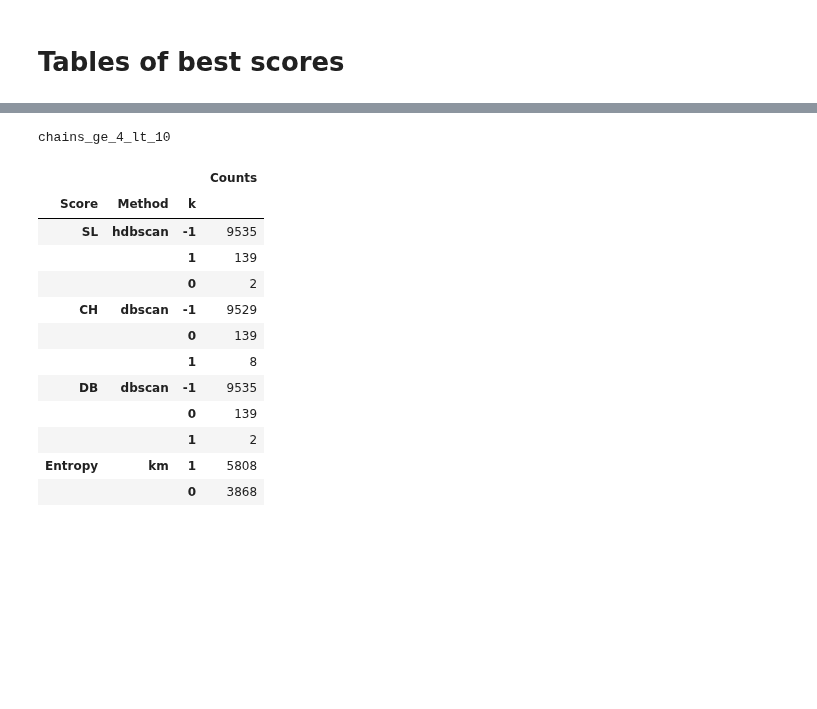
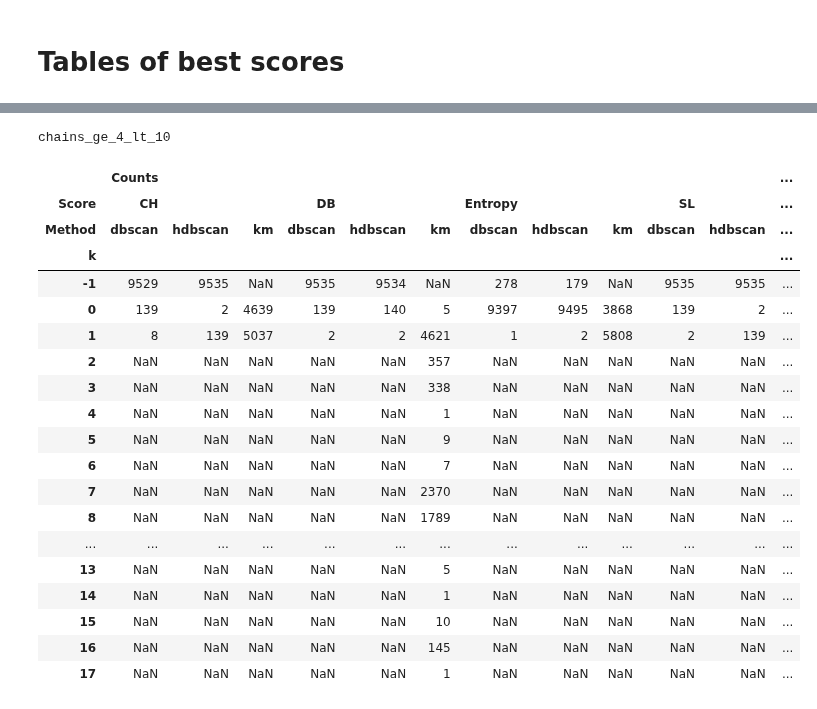
Before and after one commit to MiguelHeCa/tfm-nlp, a Jupyter notebook: notebooks/LabeledEmails-Copy1.ipynb, the cells around one changed output, grey strips where cells are left out. Cells and saved outputs as stored; diff of their text form; code cells hidden in the pictures; blank space fills up the shorter version.

```diff
--- a/notebooks/LabeledEmails-Copy1.ipynb
+++ b/notebooks/LabeledEmails-Copy1.ipynb
@@ -104,12 +105,13 @@ def labels_hd(df, dataset):
     return f'labels_hdbscan_{dataset}_{df["dimensions"]}_{int(df["min_clt_size"]):02d}_{int(df["min_samples"]):02d}_{df["distance"]}.pkl'
 # %%
 best_labs_all = {}
-ord_cols = ['method', 'distance', 'dimensions', 'k_noise', 'sl_score', 'ch_score', 'db_score',
-            'entropy', 'epsilon', 'min_pts', 'nn', 'min_clt_size', 'min_samples', 'n_clusters']
+ord_cols = ['method', 'distance', 'dimensions', 'n_clusters', 'k_noise', 'sl_score', 'ch_score',
+            'db_score', 'entropy', 'epsilon', 'min_pts', 'nn', 'min_clt_size', 'min_samples']
 ord_name = {
     'method':'Method',
     'distance':'Distance',
     'dimensions':'Dim',
+    'n_clusters': r'$k$',
     'k_noise': r'$k$ (% Noise)',
     'sl_score':'SL',
     'ch_score':'CH',
@@ -120,7 +122,6 @@ ord_name = {
     'nn': 'NN',
     'min_clt_size': 'Min Clt Size',
     'min_samples': 'Min Samples',
-    'n_clusters': 'N Clusters',
     'focus': 'Score'
 }
 dis_name = {'euclidean':'Euclidean', 'cosine': 'Cosine', 'wmd':'WMD', 'l2':'L2 Norm'}
@@ -465,6 +484,9 @@ for dat in datasets:
             else:
                 results[i].update({j:tmp})
     results_all[dat] = results
+# %%
+def get_cluster_tables(df):
+    return df.rename(columns={'index':'k', 'label':'Counts'}).pivot_table(index='k', columns=['Score', 'Method'], fill_value=-1).astype(str).replace('-1', np.nan)
 # %%
 iterator_datasets = iter(datasets)
 # %%
@@ -520,14 +546,16 @@ for i, a in results_all[dat].items():
         # print(best_labs_all[dat][i][j].split('_'))
         # print(i, j)
         # print(b['label'].value_counts())
-        if j == 0:
-            tmp3 = pd.DataFrame(b['label'].value_counts()).reset_index()
-            tmp3['Score'] = i
-            tmp3['Method'] = best_labs_all[dat][i][j].split('_')[1]
-            df_counts = pd.concat([df_counts, tmp3], ignore_index=True)
-        else:
-            pass
+        # if j == 0:
+        tmp3 = pd.DataFrame(b['label'].value_counts()).reset_index()
+        tmp3['Score'] = i
+        tmp3['Method'] = best_labs_all[dat][i][j].split('_')[1]
+        df_counts = pd.concat([df_counts, tmp3], ignore_index=True)
+        # else:
+            # pass
 
-df_counts.rename(columns={'index':'k', 'label':'Counts'}).set_index(['Score', 'Method', 'k'])
+# df_counts.rename(columns={'index':'k', 'label':'Counts'}).set_index(['Score', 'Method', 'k'])
+df_cls_tab = get_cluster_tables(df_counts)
+df_cls_tab
 # %% [output]
 chains_eq_3
@@ -552,34 +587,43 @@ df_counts.rename(columns={'index':'k', 'label':'Counts'}).set_index(['Score', 'M
 # %%
 dat = next(iterator_datasets)
 print(dat)
 df_counts = pd.DataFrame()
 for i, a in results_all[dat].items():
     for j, b in a.items():
         # print(best_labs_all[dat][i][j].split('_'))
         # print(i, j)
         # print(b['label'].value_counts())
-        if j == 0:
-            tmp3 = pd.DataFrame(b['label'].value_counts()).reset_index()
-            tmp3['Score'] = i
-            tmp3['Method'] = best_labs_all[dat][i][j].split('_')[1]
-            df_counts = pd.concat([df_counts, tmp3], ignore_index=True)
-        else:
-            pass
+        # if j == 0:
+        tmp3 = pd.DataFrame(b['label'].value_counts()).reset_index()
+        tmp3['Score'] = i
+        tmp3['Method'] = best_labs_all[dat][i][j].split('_')[1]
+        df_counts = pd.concat([df_counts, tmp3], ignore_index=True)
+        # else:
+        #     pass
 
-df_counts.rename(columns={'index':'k', 'label':'Counts'}).set_index(['Score', 'Method', 'k'])
+# df_counts.rename(columns={'index':'k', 'label':'Counts'}).set_index(['Score', 'Method', 'k'])
+df_cls_tab = get_cluster_tables(df_counts)
+df_cls_tab
 # %% [output]
 chains_ge_4_lt_10
-|  |  |  | Counts |
-| Score | Method | k |  |
-| SL | hdbscan | -1 | 9535 |
-|  |  | 1 | 139 |
-|  |  | 0 | 2 |
-| CH | dbscan | -1 | 9529 |
-|  |  | 0 | 139 |
-|  |  | 1 | 8 |
-| DB | dbscan | -1 | 9535 |
-|  |  | 0 | 139 |
-|  |  | 1 | 2 |
-| Entropy | km | 1 | 5808 |
-|  |  | 0 | 3868 |
+|  | Counts |  |  |  |  |  |  |  |  |  |  | ... |
+| Score | CH |  |  | DB |  |  | Entropy |  |  | SL |  | ... |
+| Method | dbscan | hdbscan | km | dbscan | hdbscan | km | dbscan | hdbscan | km | dbscan | hdbscan | ... |
+| k |  |  |  |  |  |  |  |  |  |  |  | ... |
+| -1 | 9529 | 9535 | NaN | 9535 | 9534 | NaN | 278 | 179 | NaN | 9535 | 9535 | ... |
+| 0 | 139 | 2 | 4639 | 139 | 140 | 5 | 9397 | 9495 | 3868 | 139 | 2 | ... |
+| 1 | 8 | 139 | 5037 | 2 | 2 | 4621 | 1 | 2 | 5808 | 2 | 139 | ... |
+| 2 | NaN | NaN | NaN | NaN | NaN | 357 | NaN | NaN | NaN | NaN | NaN | ... |
+| 3 | NaN | NaN | NaN | NaN | NaN | 338 | NaN | NaN | NaN | NaN | NaN | ... |
+| 4 | NaN | NaN | NaN | NaN | NaN | 1 | NaN | NaN | NaN | NaN | NaN | ... |
+| 5 | NaN | NaN | NaN | NaN | NaN | 9 | NaN | NaN | NaN | NaN | NaN | ... |
+| 6 | NaN | NaN | NaN | NaN | NaN | 7 | NaN | NaN | NaN | NaN | NaN | ... |
+| 7 | NaN | NaN | NaN | NaN | NaN | 2370 | NaN | NaN | NaN | NaN | NaN | ... |
+| 8 | NaN | NaN | NaN | NaN | NaN | 1789 | NaN | NaN | NaN | NaN | NaN | ... |
+| ... | ... | ... | ... | ... | ... | ... | ... | ... | ... | ... | ... | ... |
+| 13 | NaN | NaN | NaN | NaN | NaN | 5 | NaN | NaN | NaN | NaN | NaN | ... |
+| 14 | NaN | NaN | NaN | NaN | NaN | 1 | NaN | NaN | NaN | NaN | NaN | ... |
+| 15 | NaN | NaN | NaN | NaN | NaN | 10 | NaN | NaN | NaN | NaN | NaN | ... |
+| 16 | NaN | NaN | NaN | NaN | NaN | 145 | NaN | NaN | NaN | NaN | NaN | ... |
+| 17 | NaN | NaN | NaN | NaN | NaN | 1 | NaN | NaN | NaN | NaN | NaN | ... |
 # %%
```
Also changed, not shown: parts of 49 cells of this notebook, 2 other files.
